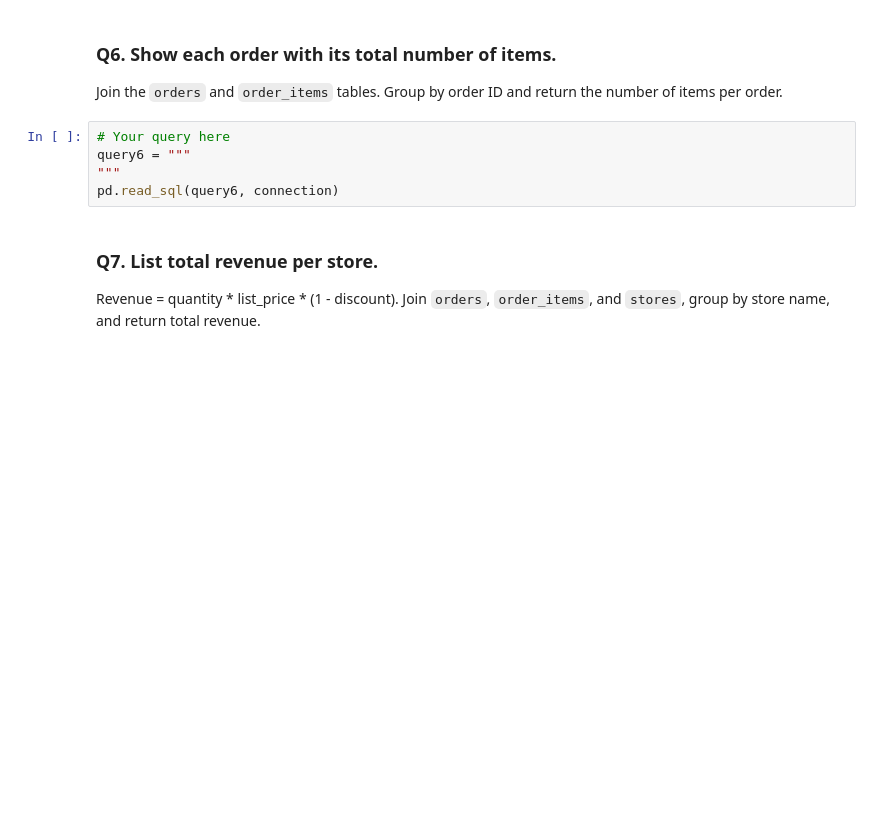
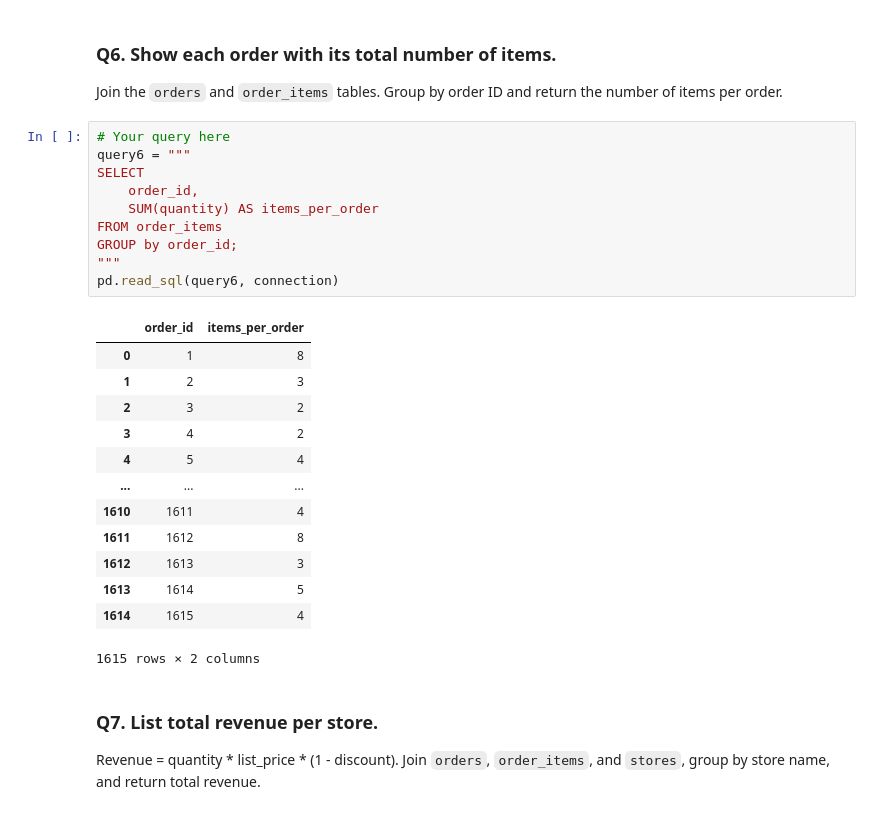
Before and after one commit to notepadnomad/DataAnalysisModule3, a Jupyter notebook: Week3/workflow_practice.ipynb, the cells around one changed output. Saved outputs shown, nothing was run; the diff lists cells and outputs as text; blank space fills up the shorter version.

```diff
--- a/Week3/workflow_practice.ipynb
+++ b/Week3/workflow_practice.ipynb
@@ -237,8 +252,27 @@ Join the `orders` and `order_items` tables. Group by order ID and return the num
 # %%
 # Your query here
 query6 = """
+SELECT
+    order_id,
+    SUM(quantity) AS items_per_order
+FROM order_items
+GROUP by order_id;
 """
 pd.read_sql(query6, connection)
+# %% [output]
+|  | order_id | items_per_order |
+| 0 | 1 | 8 |
+| 1 | 2 | 3 |
+| 2 | 3 | 2 |
+| 3 | 4 | 2 |
+| 4 | 5 | 4 |
+| ... | ... | ... |
+| 1610 | 1611 | 4 |
+| 1611 | 1612 | 8 |
+| 1612 | 1613 | 3 |
+| 1613 | 1614 | 5 |
+| 1614 | 1615 | 4 |
+1615 rows × 2 columns
 # %% [markdown]
 ### Q7. List total revenue per store.
 
```
Also changed, not shown: parts of 5 cells of this notebook, 1 other file.
